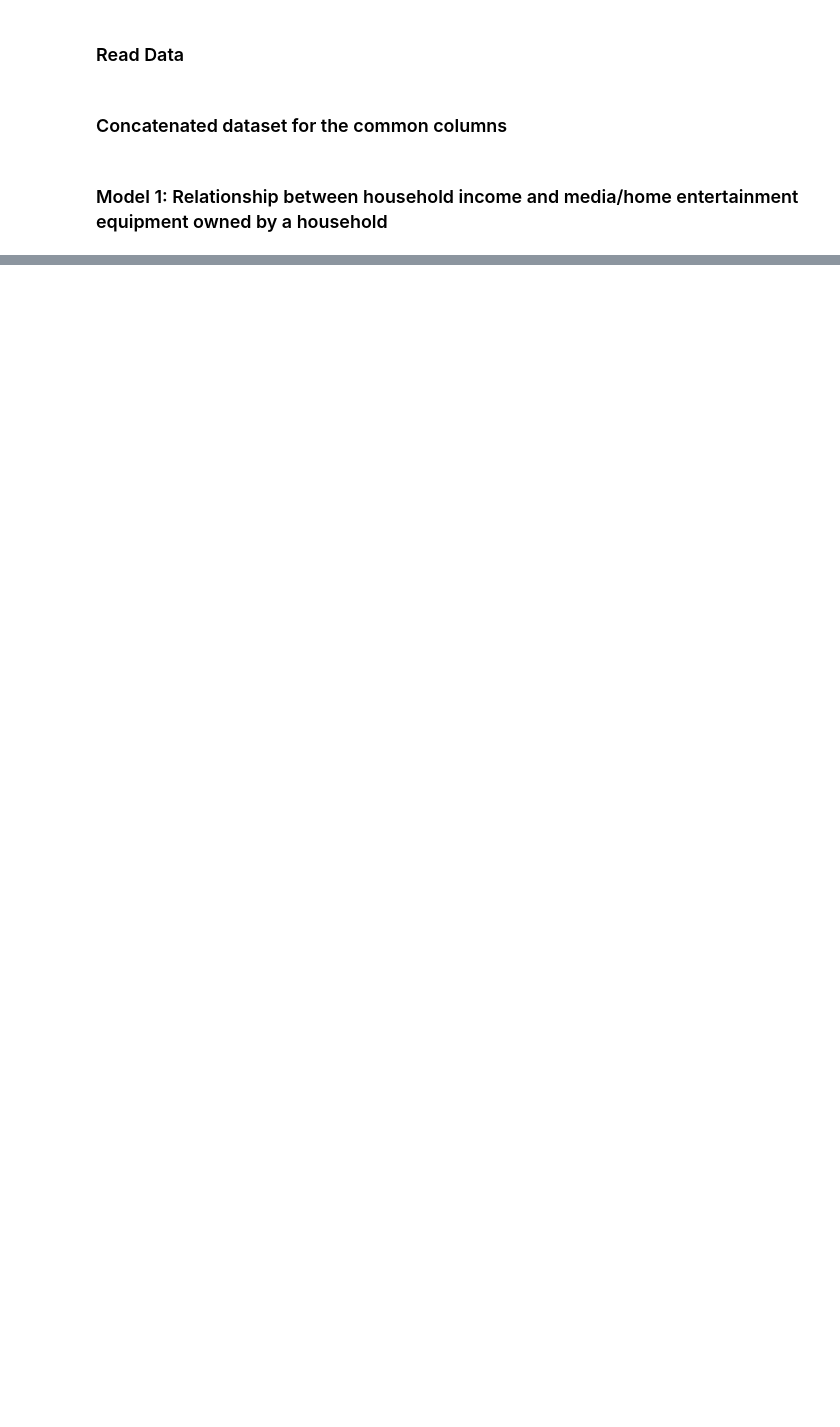
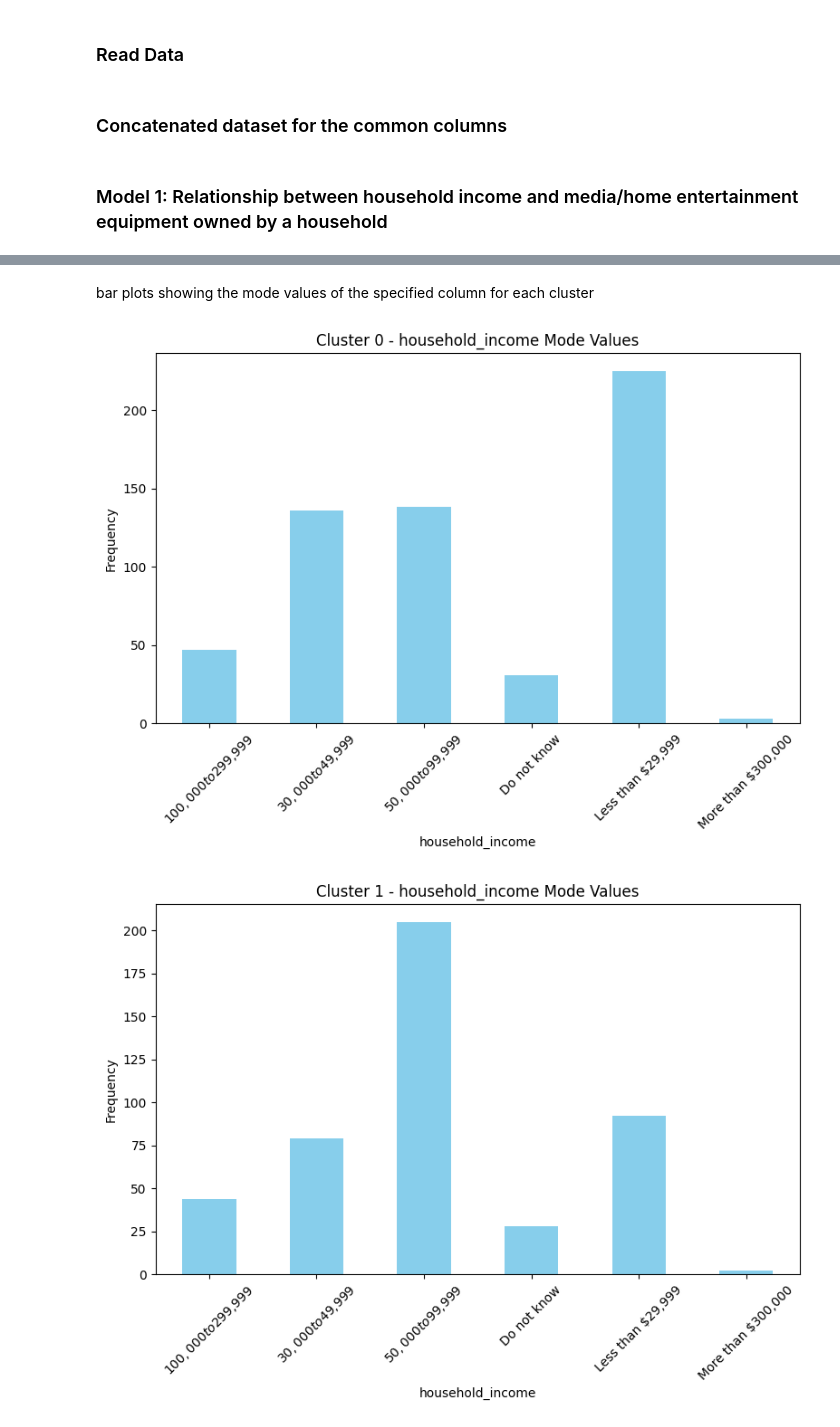
Before and after one commit to aarohikapadia/DSPM_Final_Project, a Jupyter notebook: Modeling_1_AK.ipynb, the cells around one changed output, grey strips where cells are left out. Cells and saved outputs as stored; diff of their text form; code cells hidden in the pictures; blank space fills up the shorter version.

```diff
--- a/Modeling_1_AK.ipynb
+++ b/Modeling_1_AK.ipynb
@@ -115,0 +314,23 @@ income_equipment_data['Cluster'] = cluster_labels
+# %% [markdown]
+bar plots showing the mode values of the specified column for each cluster
+# %%
+# Pick a column to visualize
+column_name = 'household_income'
+
+# Count occurrences of each value within each cluster
+cluster_column_counts = income_equipment_data_with_state.groupby(['Cluster', column_name]).size().unstack()
+
+# Plotting bar plots for each cluster's mode values
+for cluster in cluster_column_counts.index:
+    values = cluster_column_counts.loc[cluster]
+    plt.figure(figsize=(8, 6))
+    values.plot(kind='bar', color='skyblue')
+    plt.title(f'Cluster {cluster} - {column_name} Mode Values')
+    plt.xlabel(column_name)
+    plt.ylabel('Frequency')
+    plt.xticks(rotation=45)
+    plt.tight_layout()
+    plt.show()
+# %% [output]
+[figure, added]
+[figure, added]
```
Also changed, not shown: parts of 31 cells of this notebook.
